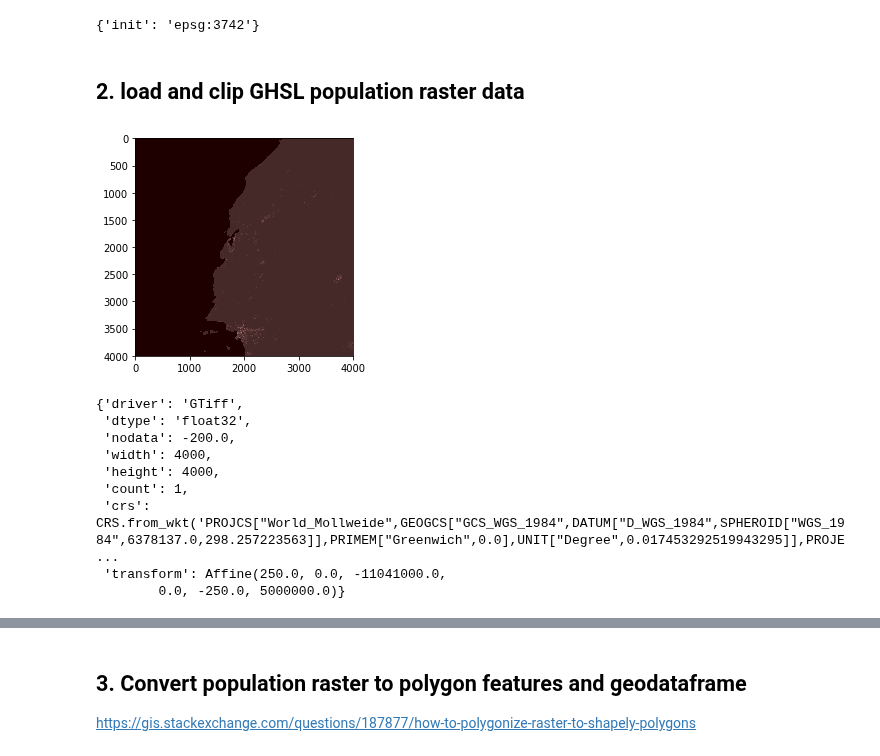
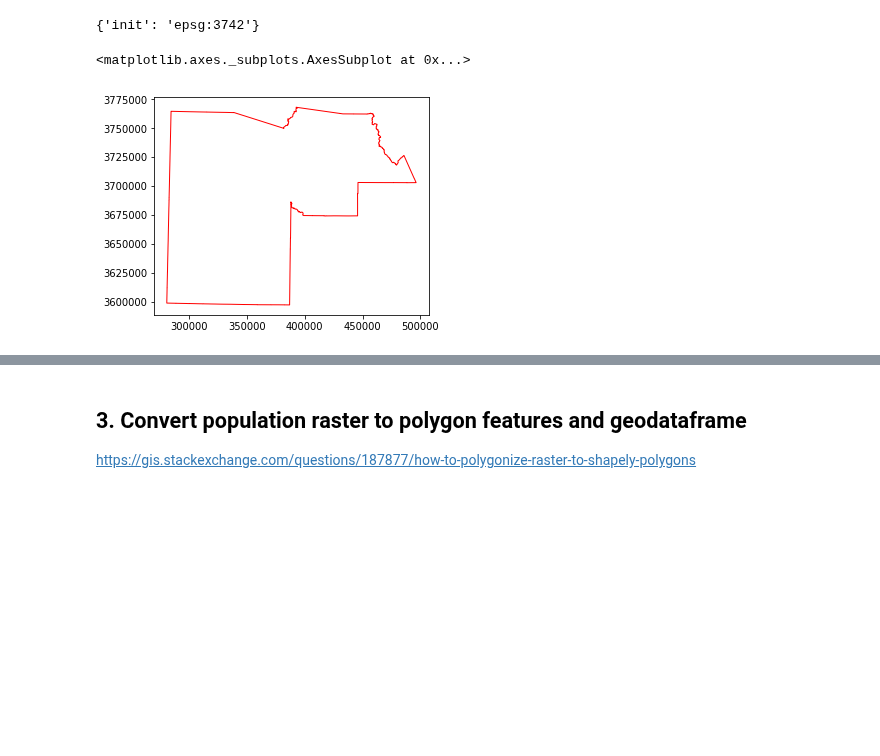
Before and after one commit to healthysustainablecities/global-indicators, a Jupyter notebook: process/05_create_population_GHSL.ipynb, the cells around one changed output, grey strips where cells are left out. Cells and saved outputs as stored; diff of their text form; code cells hidden in the pictures; blank space fills up the shorter version.

```diff
--- a/process/05_create_population_GHSL.ipynb
+++ b/process/05_create_population_GHSL.ipynb
@@ -68,24 +78,8 @@ clipping_boundary = gpd.GeoDataFrame.from_file(boundary_filepath)
 clipping_boundary.crs
 # %% [output]
 {'init': 'epsg:3742'}
-# %% [markdown]
-## 2. load and clip GHSL population raster data
-# %%
-# load raster
-raster_pop = rasterio.open(population_raster_file)
-pyplot.imshow(raster_pop.read(1), cmap='pink')
-pyplot.show()
-# %% [output]
-[figure, removed]
-# %%
-raster_pop.meta
-# %% [output]
-{'driver': 'GTiff',
- 'dtype': 'float32',
- 'nodata': -200.0,
- 'width': 4000,
- 'height': 4000,
- 'count': 1,
- 'crs': CRS.from_wkt('PROJCS["World_Mollweide",GEOGCS["GCS_WGS_1984",DATUM["D_WGS_1984",SPHEROID["WGS_1984",6378137.0,298.257223563]],PRIMEM["Greenwich",0.0],UNIT["Degree",0.017453292519943295]],PROJE ...
- 'transform': Affine(250.0, 0.0, -11041000.0,
-        0.0, -250.0, 5000000.0)}
+# %%
+clipping_boundary.plot(edgecolor='red', facecolor='none')
+# %% [output]
+<matplotlib.axes._subplots.AxesSubplot at 0x...>
+[figure, added]
```
Also changed, not shown: parts of 23 cells of this notebook, 1 other file.
